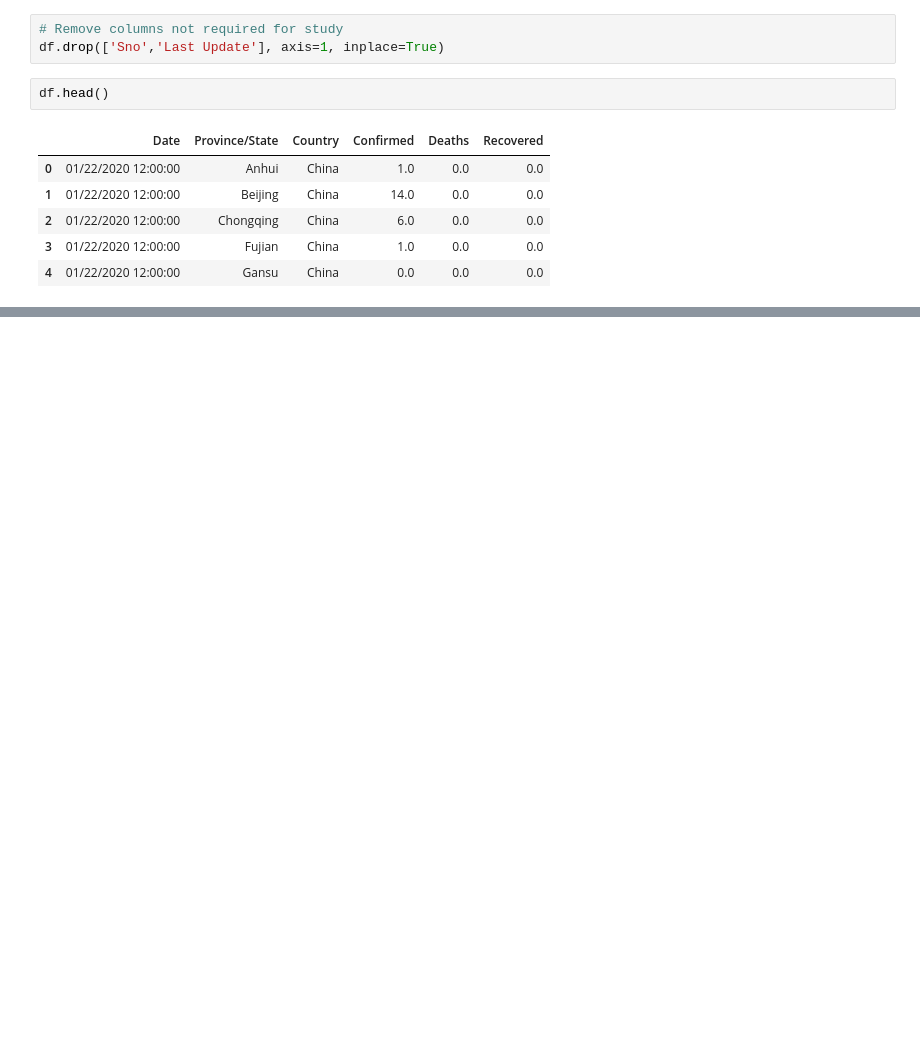
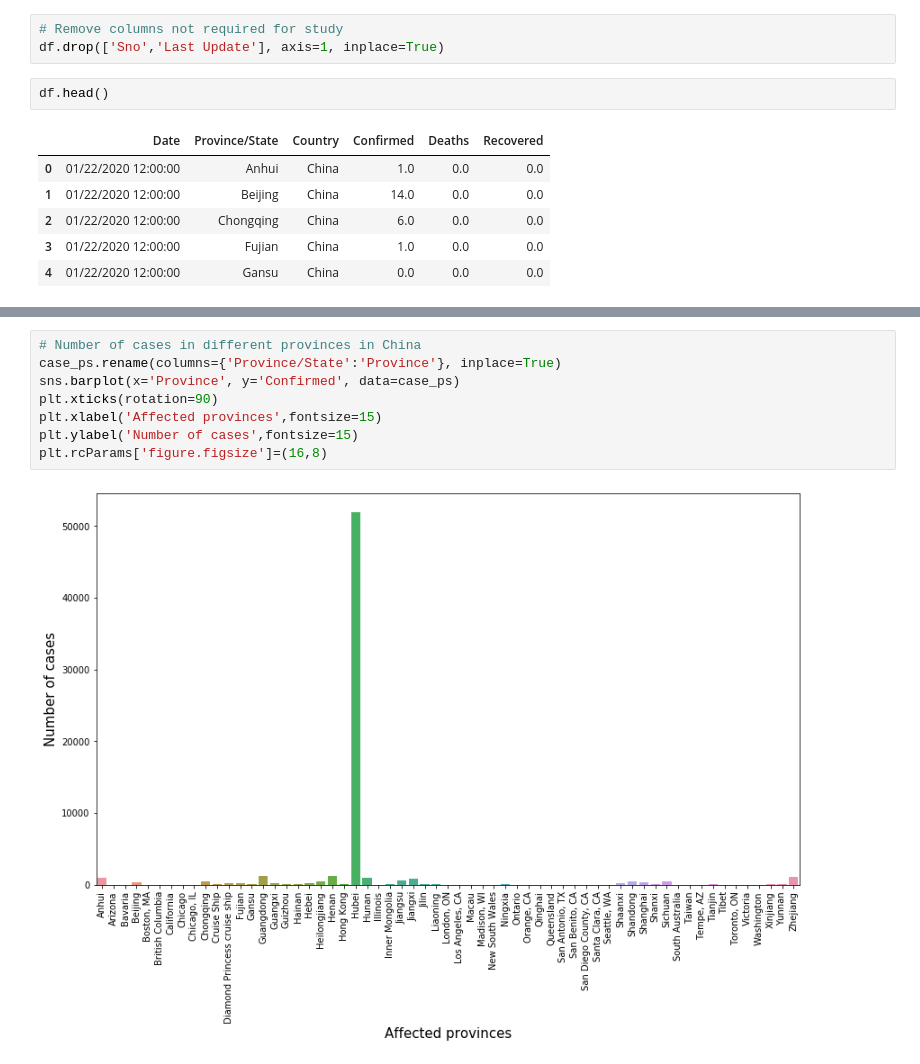
Before and after one commit to ushashwat/Coronavirus-Case-Study, a Jupyter notebook: coronavirus_case_study.ipynb, the cells around one changed output, grey strips where cells are left out. Saved outputs shown, nothing was run; the diff lists cells and outputs as text; blank space fills up the shorter version.

```diff
--- a/coronavirus_case_study.ipynb
+++ b/coronavirus_case_study.ipynb
@@ -133,0 +168,10 @@ case_c.sort_values('Country')[['Country','Confirmed','Deaths','Recovered']].rese
+# %%
+# Number of cases in different provinces in China
+case_ps.rename(columns={'Province/State':'Province'}, inplace=True)
+sns.barplot(x='Province', y='Confirmed', data=case_ps)
+plt.xticks(rotation=90)
+plt.xlabel('Affected provinces',fontsize=15)
+plt.ylabel('Number of cases',fontsize=15)
+plt.rcParams['figure.figsize']=(16,8)
+# %% [output]
+[figure, added]
```
Also changed, not shown: parts of 19 cells of this notebook.
